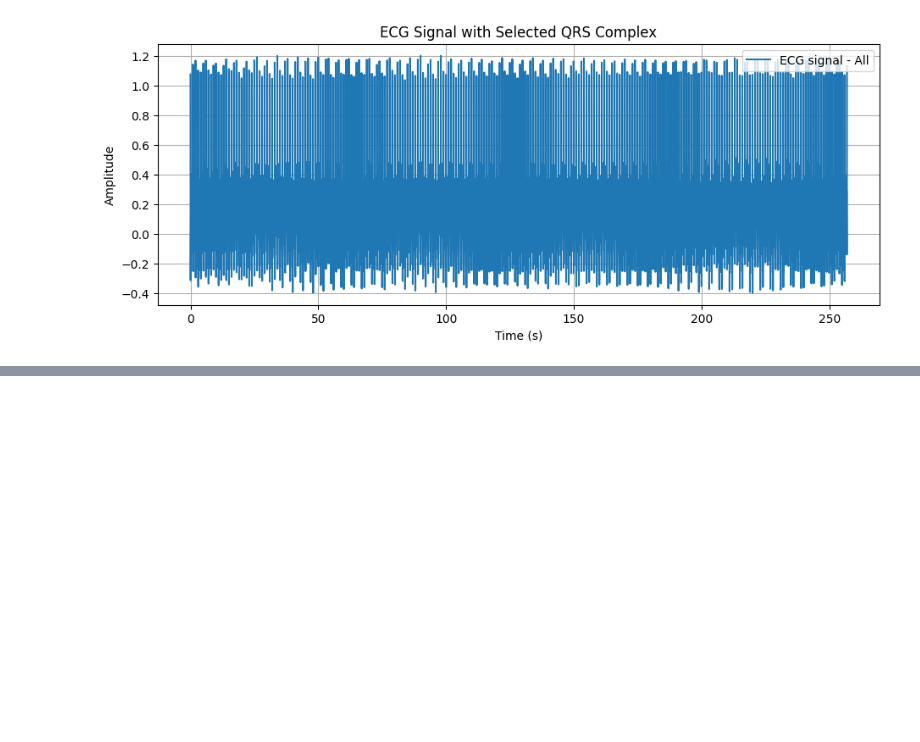
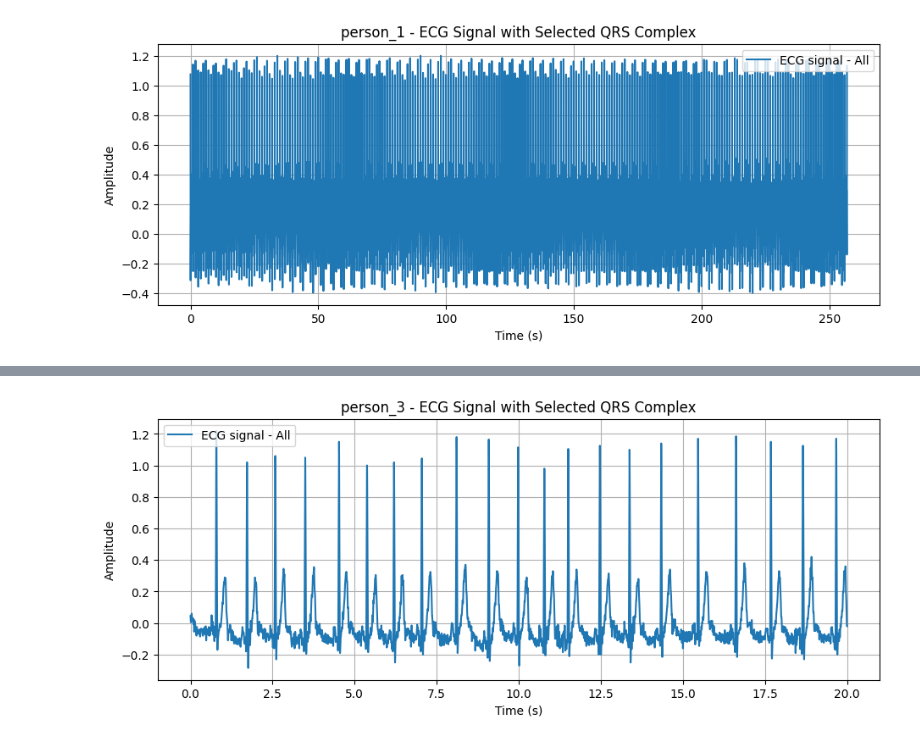
Before and after one commit to rustamPy/notes, a Jupyter notebook: ECG signals - solution.ipynb, the cells around one changed output, grey strips where cells are left out. Drawn from its saved outputs; the diff is of its cells as text; code cells hidden in the pictures; blank space fills up the shorter version.

```diff
--- a/ECG signals - solution.ipynb
+++ b/ECG signals - solution.ipynb
@@ -8,14 +8,15 @@ from typing import Any
 
 class Solution:
 
-    def __init__(self, ecg_array: np.array, location: Path, custom_frequency=None):
-        self.ecg_values = ecg_array[:, 1]
+    def __init__(self, ecg_array: np.array, location: Path, index: int, custom_name: str, custom_frequency=None):
+        self.ecg_values = ecg_array[:, index]
 
         self.fs = len(self.ecg_values) / ecg_array[-1][0] if custom_frequency is None else custom_frequency
         self.location = location
+        self.custom_name = custom_name
 
     # task 1 - detect QRS Complexes
-    def build_graph_all_time(self, custom_name: str, to_image=False):
+    def build_graph_all_time(self, to_image=False):
         """
 
         """
@@ -25,13 +26,13 @@ class Solution:
         plt.plot(time_plot, self.ecg_values, label='ECG signal - All')
         plt.xlabel('Time (s)')
         plt.ylabel('Amplitude')
-        plt.title('ECG Signal with Selected QRS Complex')
+        plt.title(f'{self.custom_name} - ECG Signal with Selected QRS Complex')
         plt.legend()
         plt.grid(True)
-        plt.savefig(self.location / f'graph_all_{custom_name}.png') if to_image else plt.show()
+        plt.savefig(self.location / f'graph_all_{self.custom_name}.png') if to_image else plt.show()
 
     # task 1 - detect QRS Complexes
-    def build_graph_in_specific_time_range(self, plot_duration: int, q_location: int, s_location: int, custom_name: str, to_image=False) -> Any:
+    def build_graph_in_specific_time_range(self, plot_duration: int, q_location: int, s_location: int, to_image=False) -> Any:
         """
         Building a plot with time (x) and amplitude (y) in the specific time range.
         Explanations are commented.
@@ -72,10 +73,10 @@ class Solution:
 
         plt.xlabel('Time (s)')
         plt.ylabel('Amplitude')
-        plt.title(f'ECG Signal with Selected QRS Complex ({plot_duration} s)')
+        plt.title(f'{self.custom_name} - ECG Signal with Selected QRS Complex ({plot_duration} s)')
         plt.legend()
         plt.grid(True)
-        plt.savefig(self.location / f'graph_specific_time_{plot_duration}_s_{custom_name}.png') if to_image else plt.show()
+        plt.savefig(self.location / f'graph_specific_time_{plot_duration}_s_{self.custom_name}.png') if to_image else plt.show()
 
     @staticmethod
     def detect_qrs_complex_using_pan_tompkins(ecg: np.array, fs_val: int) -> np.array:
@@ -86,42 +87,80 @@ class Solution:
         return Detectors(fs_val).pan_tompkins_detector(ecg)
 
     #  task 2 - measure heart rate
     def calculate_heart_rate(self) -> float:
         """
         Calculate Heart Rate.
         Return heart rate (in float) by dividing 60 by the mean of distances between peaks (converted to ms)
         Explanations are commented.
 
         """
         # Finds the QRS peaks (literally R peaks detection)
         qrs_peaks = self.detect_qrs_complex_using_pan_tompkins(self.ecg_values, self.fs)
 
         # Calculate RR Intervals - distance between two adjacent peaks (np.diff) and divide by frequency
         rr_intervals = np.diff(qrs_peaks) / self.fs
         # Find the average of RR intervals (np.mean)
         average_rr_interval = np.mean(rr_intervals)
         # Divide by 60 (per minute convention)
         hr = 60 / average_rr_interval
 
         # Print Heart rate with 2 place decimal value in BPM
-        print("Heart Rate: {:.2f} BPM".format(hr))
+        print(f"Heart Rate for {self.custom_name}: {round(hr, 2)} BPM")
         return hr
+
+def refactor_time_column(file_ref: Path):
+    with open(file_ref, 'r') as file:
+        lines = file.readlines()
+
+# Modify the values in the first column
+    modified_lines = []
+    for line in lines:
+        parts = line.split('\t')
+        time_parts = parts[0].split(':')
+        modified_time = f'{float(time_parts[-1]):.3f}'
+        modified_line = f'{modified_time} {parts[1]} {parts[2]}'
+        modified_lines.append(modified_line)
+
+    modified_file = file_ref.parent / f'{file_ref.stem}_updated.dat'
+    # Save the modified file
+    with open(modified_file, 'w') as file:
+        file.writelines(modified_lines)
+    return modified_file
+
 
 
 if __name__ == '__main__':
     location = Path(r'C:\Users\kerim\Desktop\DSP\ecg_data')
 
-    raw_file_1 = np.loadtxt('https://raw.githubusercontent.com/rustamPy/notes/main/person_1.dat')
-    raw_file_2 = np.loadtxt('https://raw.githubusercontent.com/rustamPy/notes/main/person_2.dat')
+    file_1_path = 'https://raw.githubusercontent.com/rustamPy/notes/main/person_1.dat'
+    file_2_path = 'https://raw.githubusercontent.com/rustamPy/notes/main/person_2.dat'
+    file_3_path = 'https://raw.githubusercontent.com/rustamPy/notes/main/person_3_updated.dat'
+    file_4_path = 'https://raw.githubusercontent.com/rustamPy/notes/main/person_4_updated.dat'
 
-    person_1 = Solution(raw_file_1, location)
-    person_1 .build_graph_all_time('person_1', True)
-    person_1 .build_graph_in_specific_time_range(2, 230, 280,'person_1')
-    person_1 .calculate_heart_rate()
+    raw_file_1 = np.loadtxt(file_1_path)
+    raw_file_2 = np.loadtxt(file_2_path)
+    raw_file_3 = np.loadtxt(file_3_path)
+    raw_file_4 = np.loadtxt(file_4_path)
 
-    person_2 = Solution(raw_file_2, location, custom_frequency=1000)
-    person_2 .build_graph_all_time('person_2', True)
-    person_2 .build_graph_in_specific_time_range(2, 850, 1100, 'person_2')
-    person_2 .calculate_heart_rate()
+    person_1 = Solution(raw_file_1, location, 1, 'person_1')
+    person_1.build_graph_all_time(True)
+    person_1.build_graph_in_specific_time_range(2, 230, 280)
+    person_1.calculate_heart_rate()
+
+    person_2 = Solution(raw_file_2, location, 1, 'person_2', custom_frequency=1000)
+    person_2.build_graph_all_time(to_image=True)
+    person_2.build_graph_in_specific_time_range(2, 850, 1100)
+    person_2.calculate_heart_rate()
+
+
+    person_3 = Solution(raw_file_3, location, 2, 'person_3')
+    person_3.build_graph_all_time(to_image=True)
+    person_3.build_graph_in_specific_time_range(2, 370, 420)
+    person_3.calculate_heart_rate()
+
+    person_4 = Solution(raw_file_4, location, 2, 'person_4')
+    person_4.build_graph_all_time(to_image=True)
+    person_4.build_graph_in_specific_time_range(1, 200, 240)
+    person_4.calculate_heart_rate()
 # %% [output]
-[figure, old version]
+[figure, new version]
@@ -132,0 +172 @@ Heart Rate: 61.29 BPM
+[figure, added]
```
Also changed, not shown: parts of 1 cell of this notebook.
